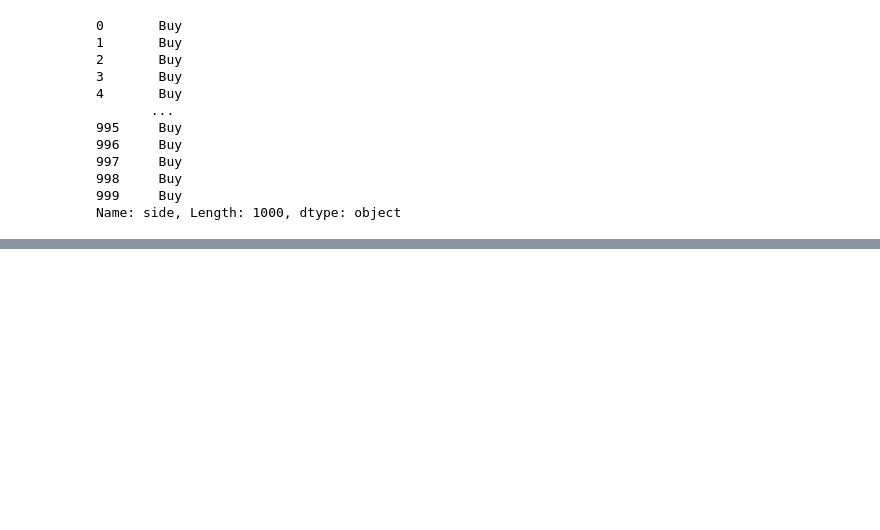
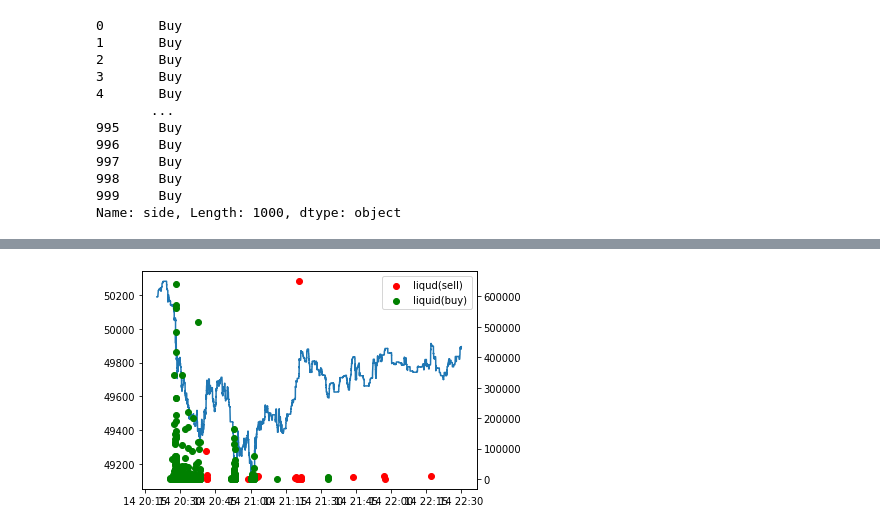
Before and after one commit to yasstake/Hige, a Jupyter notebook: notebook/analyze.ipynb, the cells around one changed output, grey strips where cells are left out. Cells and saved outputs as stored; diff of their text form; code cells hidden in the pictures; blank space fills up the shorter version.

```diff
--- a/notebook/analyze.ipynb
+++ b/notebook/analyze.ipynb
@@ -109,0 +143,34 @@ plt.show()
+# %%
+date_from = dt.datetime(2021, 5, 14, 20, 20)
+date_end = dt.datetime(2021, 5, 14, 22, 30)
+
+exec_df = exec_df[(date_from < exec_df['timestamp']) & (exec_df['timestamp'] < date_end)]
+
+sell_liq_df = sell_liq_df [(date_from < sell_liq_df['timestamp']) & (sell_liq_df['timestamp'] <= date_end)]
+buy_liq_df = buy_liq_df [((date_from < buy_liq_df['timestamp']) & (buy_liq_df['timestamp'] <= date_end))]
+# %%
+fig = plt.figure()
+ax1 = fig.add_subplot(111)
+
+x1 = exec_df['timestamp']
+exec_price = exec_df['price']
+
+plt.plot(x1, exec_price, label="exec")
+
+
+ax2 = ax1.twinx()
+
+x2= sell_liq_df['timestamp']
+y2= sell_liq_df['size']
+
+x3= buy_liq_df['timestamp']
+y3= buy_liq_df['size']
+
+plt.scatter(x2, y2, label='liqud(sell)', c='red')
+plt.scatter(x3, y3, label='liquid(buy)', c='green')
+
+ax2.legend(loc='upper right')
+
+plt.show()
+# %% [output]
+[figure, added]
```
Also changed, not shown: parts of 15 cells of this notebook.
